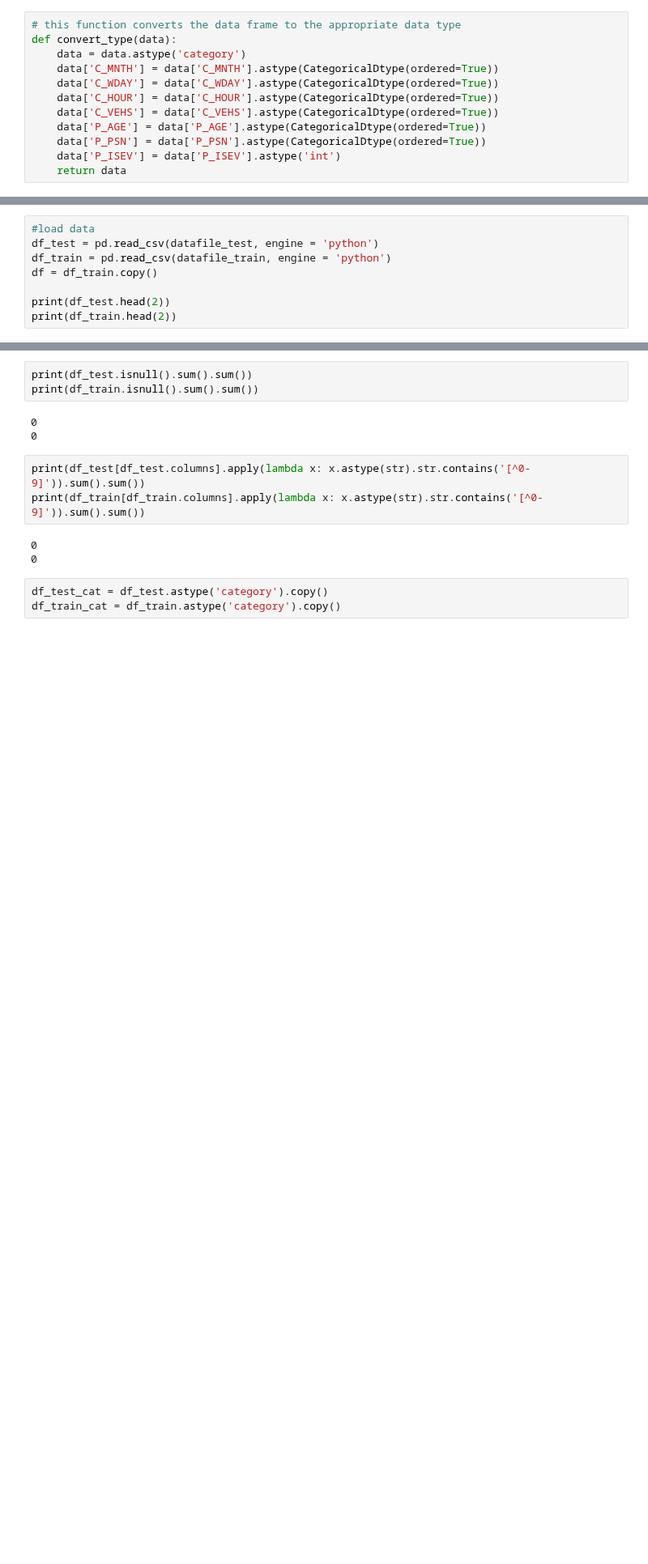
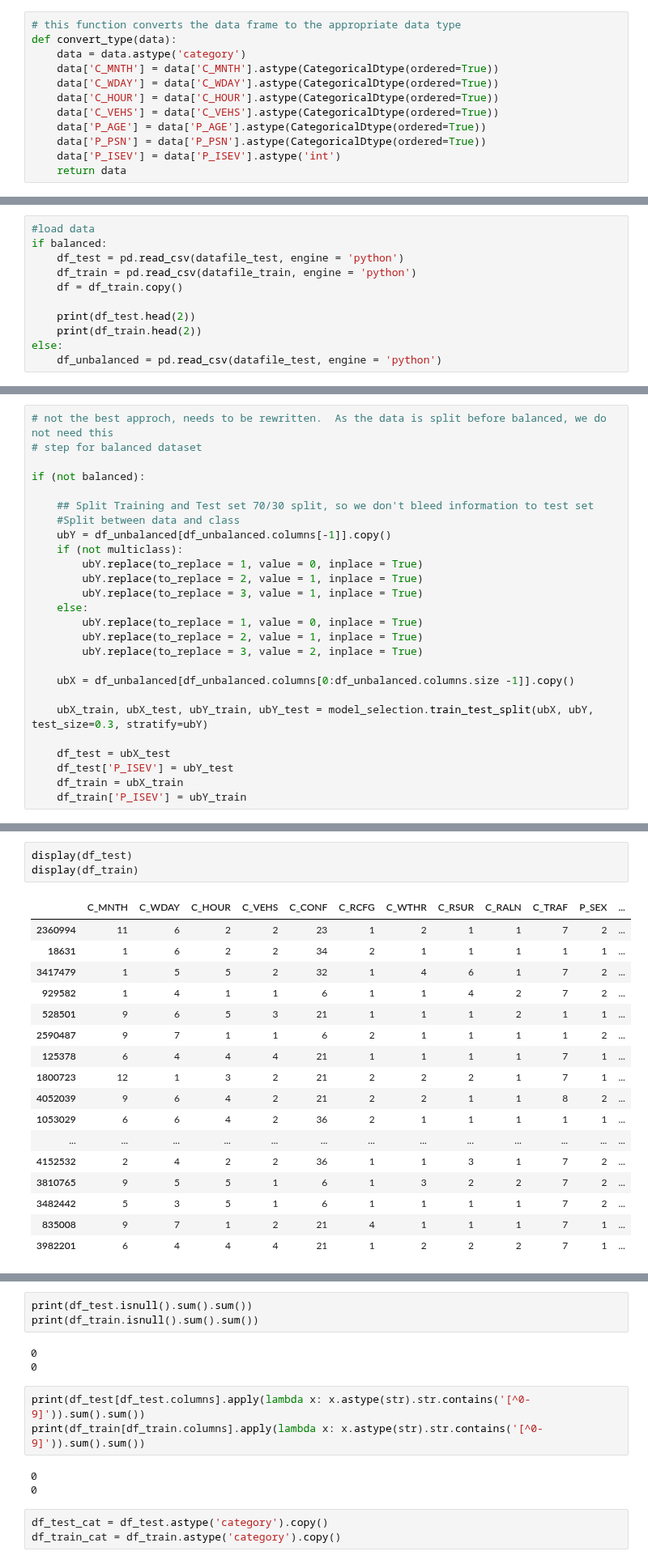
Before and after one commit to pgunabal/Capstone_CKME136_Winter_2018, a Jupyter notebook: CKME136X10_2018_Build_Model.ipynb, the cells around one changed output, grey strips where cells are left out. Shown at 81% size. Cells and saved outputs as stored; diff of their text form; blank space fills up the shorter version.

```diff
--- a/CKME136X10_2018_Build_Model.ipynb
+++ b/CKME136X10_2018_Build_Model.ipynb
@@ -177,8 +187,11 @@ Fri Dec  7 15:00:42 2018
 # %%
 #load data
-df_test = pd.read_csv(datafile_test, engine = 'python')
-df_train = pd.read_csv(datafile_train, engine = 'python')
-df = df_train.copy()
+if balanced:
+    df_test = pd.read_csv(datafile_test, engine = 'python')
+    df_train = pd.read_csv(datafile_train, engine = 'python')
+    df = df_train.copy()
 
-print(df_test.head(2))
-print(df_train.head(2))
+    print(df_test.head(2))
+    print(df_train.head(2))
+else:
+    df_unbalanced = pd.read_csv(datafile_test, engine = 'python')
@@ -199,0 +200,26 @@ print(df_train.head(2))
+# %%
+# not the best approch, needs to be rewritten.  As the data is split before balanced, we do not need this
+# step for balanced dataset
+
+if (not balanced):
+
+    ## Split Training and Test set 70/30 split, so we don't bleed information to test set
+    #Split between data and class
+    ubY = df_unbalanced[df_unbalanced.columns[-1]].copy()
+    if (not multiclass):
+        ubY.replace(to_replace = 1, value = 0, inplace = True)
+        ubY.replace(to_replace = 2, value = 1, inplace = True)
+        ubY.replace(to_replace = 3, value = 1, inplace = True)
+    else:
+        ubY.replace(to_replace = 1, value = 0, inplace = True)
+        ubY.replace(to_replace = 2, value = 1, inplace = True)
+        ubY.replace(to_replace = 3, value = 2, inplace = True)
+
+    ubX = df_unbalanced[df_unbalanced.columns[0:df_unbalanced.columns.size -1]].copy()
+
+    ubX_train, ubX_test, ubY_train, ubY_test = model_selection.train_test_split(ubX, ubY, test_size=0.3, stratify=ubY)
+
+    df_test = ubX_test
+    df_test['P_ISEV'] = ubY_test
+    df_train = ubX_train
+    df_train['P_ISEV'] = ubY_train
@@ -199,0 +235,21 @@ print(df_train.head(2))
+# %%
+display(df_test)
+display(df_train)
+# %% [output]
+|  | C_MNTH | C_WDAY | C_HOUR | C_VEHS | C_CONF | C_RCFG | C_WTHR | C_RSUR | C_RALN | C_TRAF | P_SEX | ... |
+| 2360994 | 11 | 6 | 2 | 2 | 23 | 1 | 2 | 1 | 1 | 7 | 2 | ... |
+| 18631 | 1 | 6 | 2 | 2 | 34 | 2 | 1 | 1 | 1 | 1 | 1 | ... |
+| 3417479 | 1 | 5 | 5 | 2 | 32 | 1 | 4 | 6 | 1 | 7 | 2 | ... |
+| 929582 | 1 | 4 | 1 | 1 | 6 | 1 | 1 | 4 | 2 | 7 | 2 | ... |
+| 528501 | 9 | 6 | 5 | 3 | 21 | 1 | 1 | 1 | 2 | 1 | 1 | ... |
+| 2590487 | 9 | 7 | 1 | 1 | 6 | 2 | 1 | 1 | 1 | 1 | 2 | ... |
+| 125378 | 6 | 4 | 4 | 4 | 21 | 1 | 1 | 1 | 1 | 7 | 1 | ... |
+| 1800723 | 12 | 1 | 3 | 2 | 21 | 2 | 2 | 2 | 1 | 7 | 1 | ... |
+| 4052039 | 9 | 6 | 4 | 2 | 21 | 2 | 2 | 1 | 1 | 8 | 2 | ... |
+| 1053029 | 6 | 6 | 4 | 2 | 36 | 2 | 1 | 1 | 1 | 1 | 1 | ... |
+| ... | ... | ... | ... | ... | ... | ... | ... | ... | ... | ... | ... | ... |
+| 4152532 | 2 | 4 | 2 | 2 | 36 | 1 | 1 | 3 | 1 | 7 | 2 | ... |
+| 3810765 | 9 | 5 | 5 | 1 | 6 | 1 | 3 | 2 | 2 | 7 | 2 | ... |
+| 3482442 | 5 | 3 | 5 | 1 | 6 | 1 | 1 | 1 | 1 | 7 | 2 | ... |
+| 835008 | 9 | 7 | 1 | 2 | 21 | 4 | 1 | 1 | 1 | 7 | 1 | ... |
+| 3982201 | 6 | 4 | 4 | 4 | 21 | 1 | 2 | 2 | 2 | 7 | 1 | ... |
```
Also changed, not shown: parts of 21 cells of this notebook, 3 other files.
